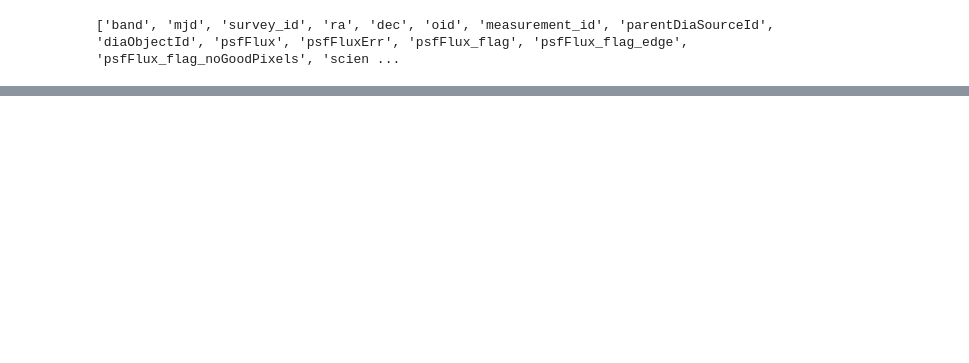
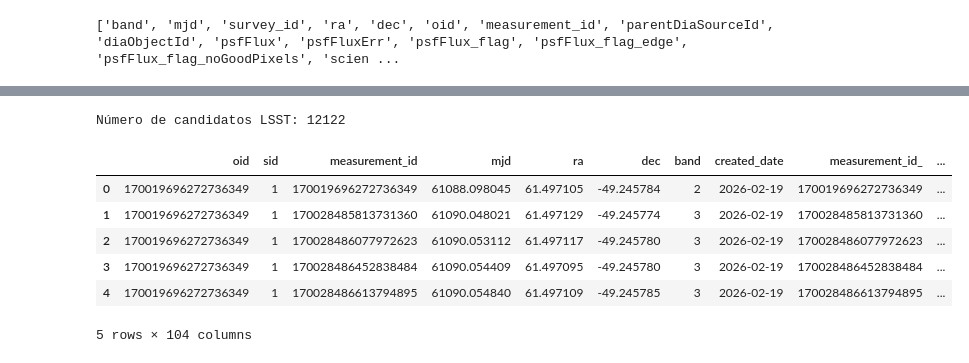
Before and after one commit to jurados/alercehackton2026, a Jupyter notebook: LSST_Candidates.ipynb, the cells around one changed output, grey strips where cells are left out. Cells and saved outputs as stored; diff of their text form; code cells hidden in the pictures; blank space fills up the shorter version.

```diff
--- a/LSST_Candidates.ipynb
+++ b/LSST_Candidates.ipynb
@@ -332,0 +334,18 @@ plt.show()
+# %%
+df_objs = alerce_tap.search(query).to_table().to_pandas()
+
+cols = ['oid_', 'sid_', 'lastmjd_']
+df_objs.drop(columns=[c for c in cols if c in df_objs.columns], inplace=True)
+
+print("Número de candidatos LSST:", len(df_objs))
+display(df_objs.head())
+df_objs.to_csv("lsst_sn_candidates.csv", index=False)
+# %% [output]
+Número de candidatos LSST: 12122
+|  | oid | sid | measurement_id | mjd | ra | dec | band | created_date | measurement_id_ | ... |
+| 0 | 170019696272736349 | 1 | 170019696272736349 | 61088.098045 | 61.497105 | -49.245784 | 2 | 2026-02-19 | 170019696272736349 | ... |
+| 1 | 170019696272736349 | 1 | 170028485813731360 | 61090.048021 | 61.497129 | -49.245774 | 3 | 2026-02-19 | 170028485813731360 | ... |
+| 2 | 170019696272736349 | 1 | 170028486077972623 | 61090.053112 | 61.497117 | -49.245780 | 3 | 2026-02-19 | 170028486077972623 | ... |
+| 3 | 170019696272736349 | 1 | 170028486452838484 | 61090.054409 | 61.497095 | -49.245780 | 3 | 2026-02-19 | 170028486452838484 | ... |
+| 4 | 170019696272736349 | 1 | 170028486613794895 | 61090.054840 | 61.497109 | -49.245785 | 3 | 2026-02-19 | 170028486613794895 | ... |
+5 rows × 104 columns
```
Also changed, not shown: parts of 9 cells of this notebook.
